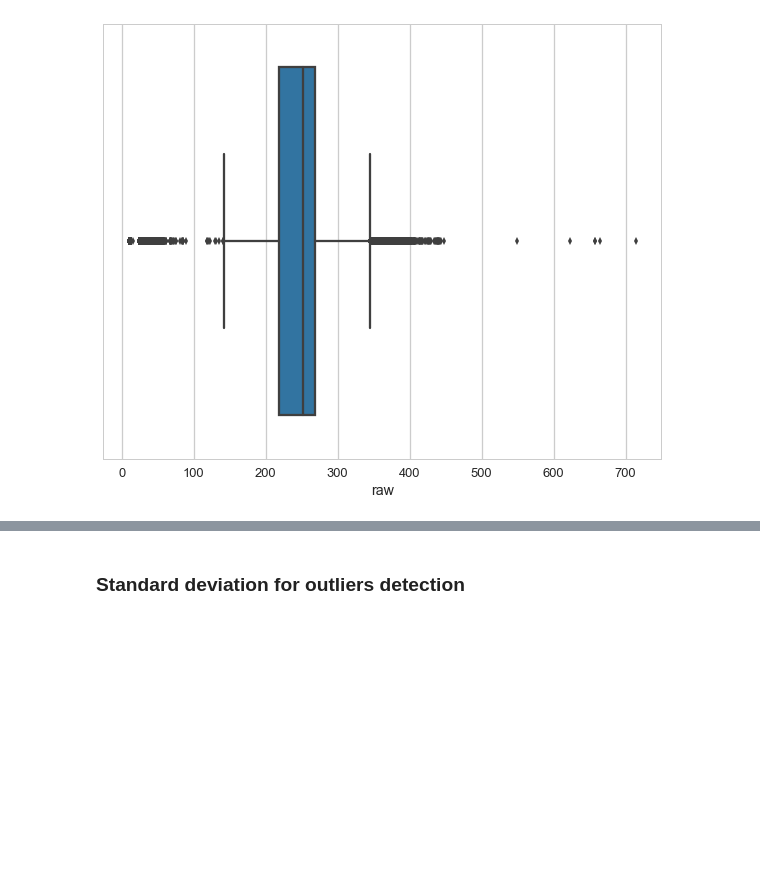
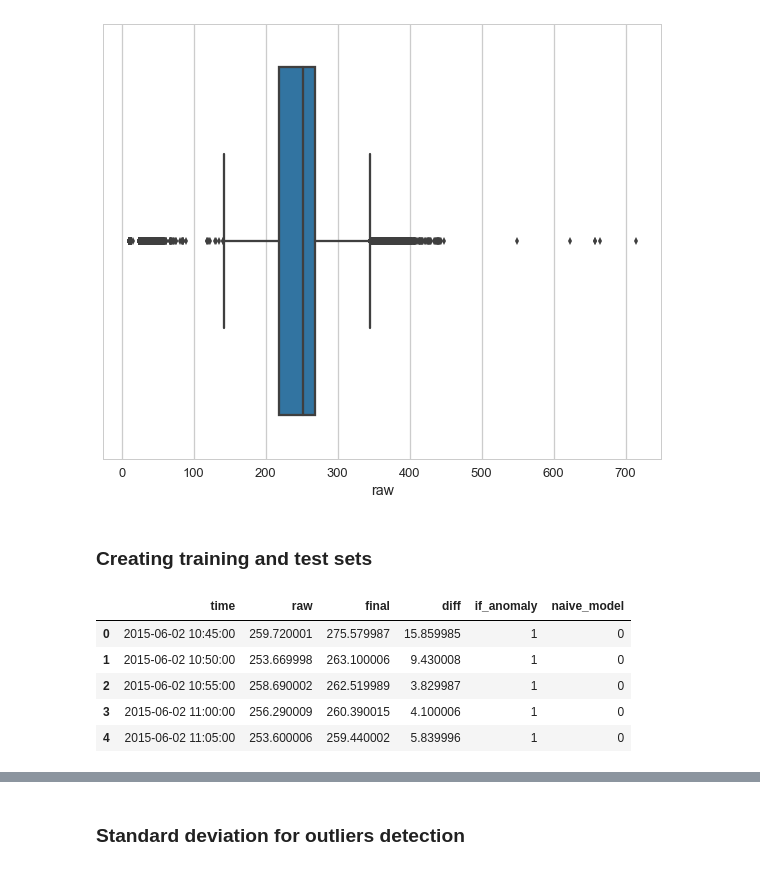
Before and after one commit to efemeryds/flow_exploration, a Jupyter notebook: notebooks/anomalies-detection-site-[7881].ipynb, the cells around one changed output, grey strips where cells are left out. Saved outputs shown, nothing was run; the diff lists cells and outputs as text; code cells hidden in the pictures; blank space fills up the shorter version.

```diff
--- a/notebooks/anomalies-detection-site-[7881].ipynb
+++ b/notebooks/anomalies-detection-site-[7881].ipynb
@@ -220,3 +190,19 @@ sns.boxplot(x=all_data['raw'])
 # %% [output]
 <matplotlib.axes._subplots.AxesSubplot at 0x...>
 [figure]
+# %% [markdown]
+### Creating training and test sets
+# %%
+split_date = pd.datetime(2016,12,31,23,59)
+
+a_training = all_data.loc[all_data['time'] <= split_date]
+a_test = all_data.loc[all_data['time'] > split_date]
+# %%
+a_training.head()
+# %% [output]
+|  | time | raw | final | diff | if_anomaly | naive_model |
+| 0 | 2015-06-02 10:45:00 | 259.720001 | 275.579987 | 15.859985 | 1 | 0 |
+| 1 | 2015-06-02 10:50:00 | 253.669998 | 263.100006 | 9.430008 | 1 | 0 |
+| 2 | 2015-06-02 10:55:00 | 258.690002 | 262.519989 | 3.829987 | 1 | 0 |
+| 3 | 2015-06-02 11:00:00 | 256.290009 | 260.390015 | 4.100006 | 1 | 0 |
+| 4 | 2015-06-02 11:05:00 | 253.600006 | 259.440002 | 5.839996 | 1 | 0 |
```
Also changed, not shown: parts of 28 cells of this notebook.
